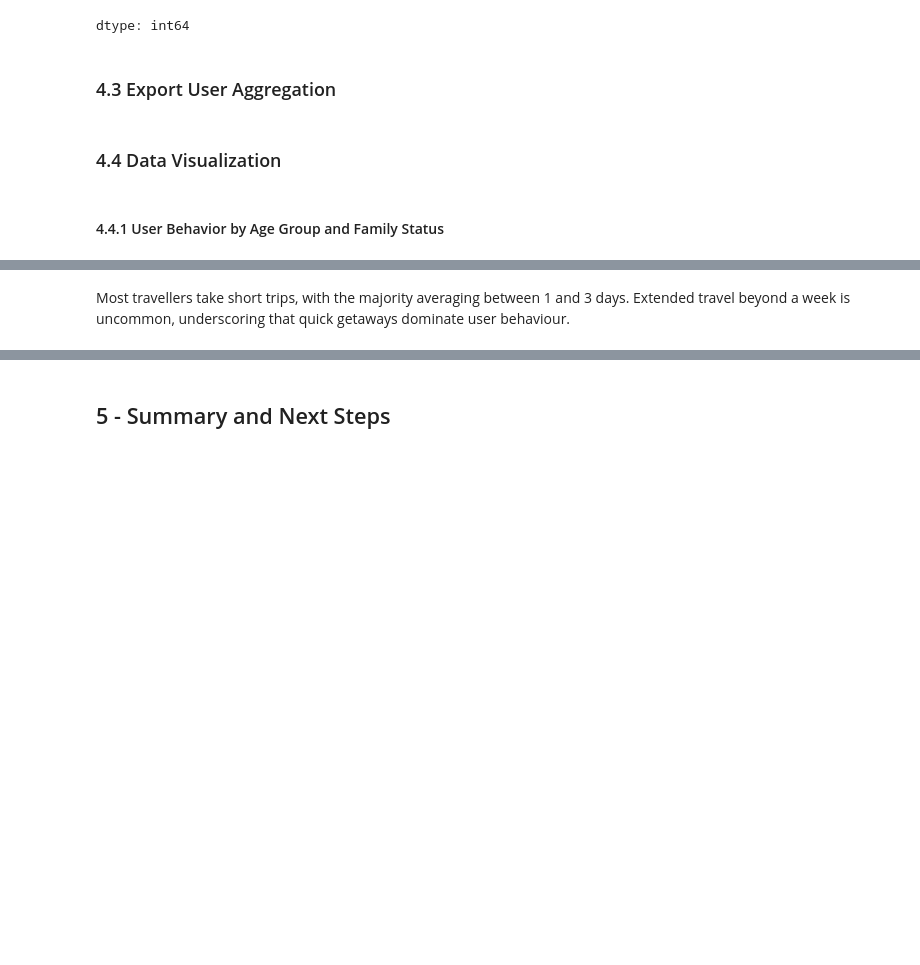
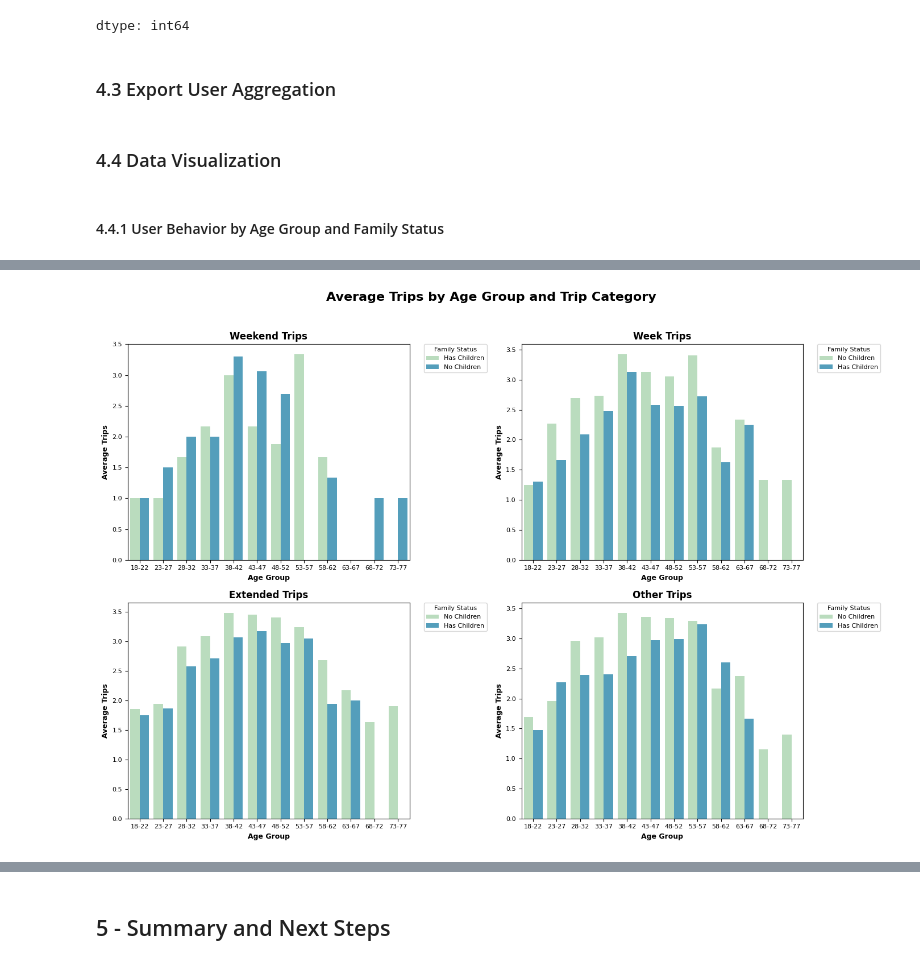
Before and after one commit to krauseannelize/report-traveltide-segmentation, a Jupyter notebook: notebooks/traveltide_02_users_aggregation.ipynb, the cells around one changed output, grey strips where cells are left out. Cells and saved outputs as stored; diff of their text form; code cells hidden in the pictures; blank space fills up the shorter version.

```diff
--- a/notebooks/traveltide_02_users_aggregation.ipynb
+++ b/notebooks/traveltide_02_users_aggregation.ipynb
@@ -441,2 +368,73 @@ plt.show()
-# %% [markdown]
-Most travellers take short trips, with the majority averaging between 1 and 3 days. Extended travel beyond a week is uncommon, underscoring that quick getaways dominate user behaviour.
+# %%
+# Create filtered dataset to visualize age groups
+age_groups = user_agg[user_agg["total_trips"] > 0].copy()
+
+# Bin ages into groups for readability
+age_bins = list(range(18, 81, 5))  # [18, 23, 28, ..., 78]
+age_labels = [f"{age_bins[i]}-{age_bins[i+1]-1}" for i in range(len(age_bins)-1)]
+age_groups["age_group"] = pd.cut(
+    age_groups["user_age"]
+    , bins=age_bins
+    , labels=age_labels
+    , right=False
+)
+
+# Change boolean labels for readability
+age_groups["has_children_label"] = age_groups["has_children"].map({True: "Has Children", False: "No Children"})
+
+# Map raw category codes to clean labels
+category_map = {
+    "category_weekend": "Weekend"
+    , "category_week": "Week"
+    , "category_extended": "Extended"
+    , "category_other": "Other"
+}
+
+# Apply mapping
+age_groups["trip_category_label"] = age_groups["top_trip_category"].map(category_map)
+
+# Trip categories to compare (now using clean labels)
+trip_categories = list(category_map.values())
+
+# Function to create a barplot of user age group distribution for a trip category
+def plot_trip_category(df, category, ax):
+    sns.barplot(
+        data=df[df["trip_category_label"] == category]
+        , x="age_group"
+        , y="total_trips"
+        , palette="GnBu"
+        , hue="has_children_label"
+        , estimator="mean"
+        , errorbar=None
+        , ax=ax
+    )
+    ax.set_title(f"{category} Trips", fontsize=12, fontweight="bold")
+    ax.set_xlabel("Age Group", fontsize=9, fontweight="bold")
+    ax.set_ylabel("Average Trips", fontsize=9, fontweight="bold")
+    ax.tick_params(axis='x', labelsize=8)
+    ax.tick_params(axis='y', labelsize=8)
+
+    # Move legend outside the plot
+    ax.legend(
+        title="Family Status",
+        title_fontsize=8,
+        fontsize=8,
+        bbox_to_anchor=(1.05, 1),
+        loc="upper left",
+        borderaxespad=0
+    )
+
+# Set plot figure with subplots (2 rows × 2 cols = 4 plots)
+fig, axes = plt.subplots(2, 2, figsize=(14, 10))
+axes = axes.flatten()
+
+# Create a barplot for each trip category
+for i, category in enumerate(trip_categories):
+    plot_trip_category(age_groups, category, axes[i])
+
+# Display plot
+plt.suptitle("Average Trips by Age Group and Trip Category", fontsize=16, fontweight="bold")
+plt.tight_layout(rect=[0, 0, 1, 0.96])
+plt.show()
+# %% [output]
+[figure, added]
```
Also changed, not shown: parts of 43 cells of this notebook.
